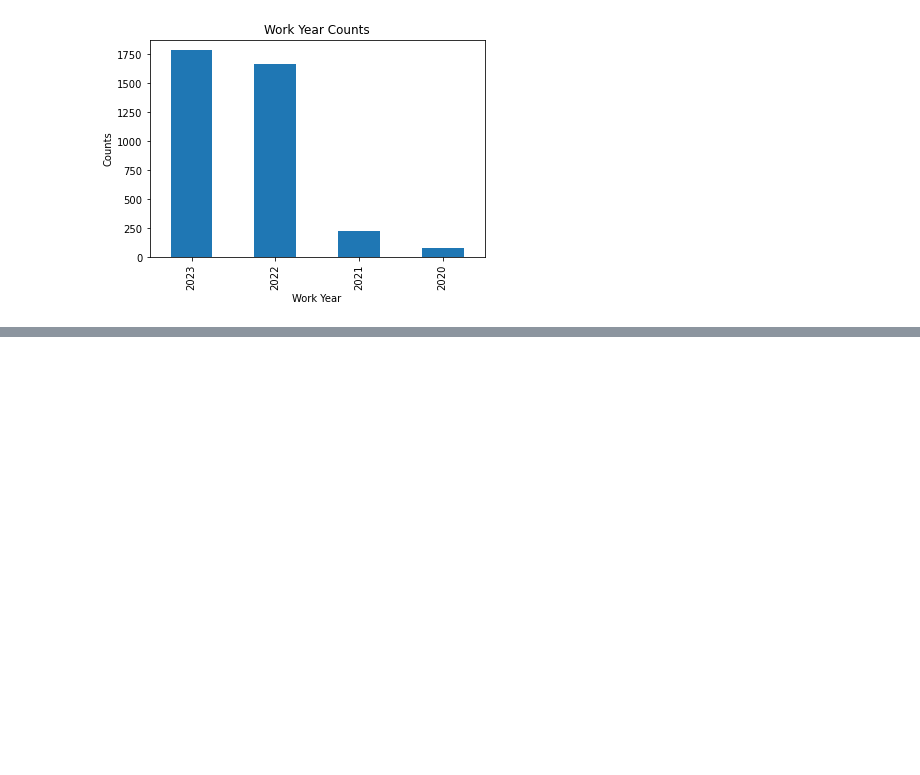
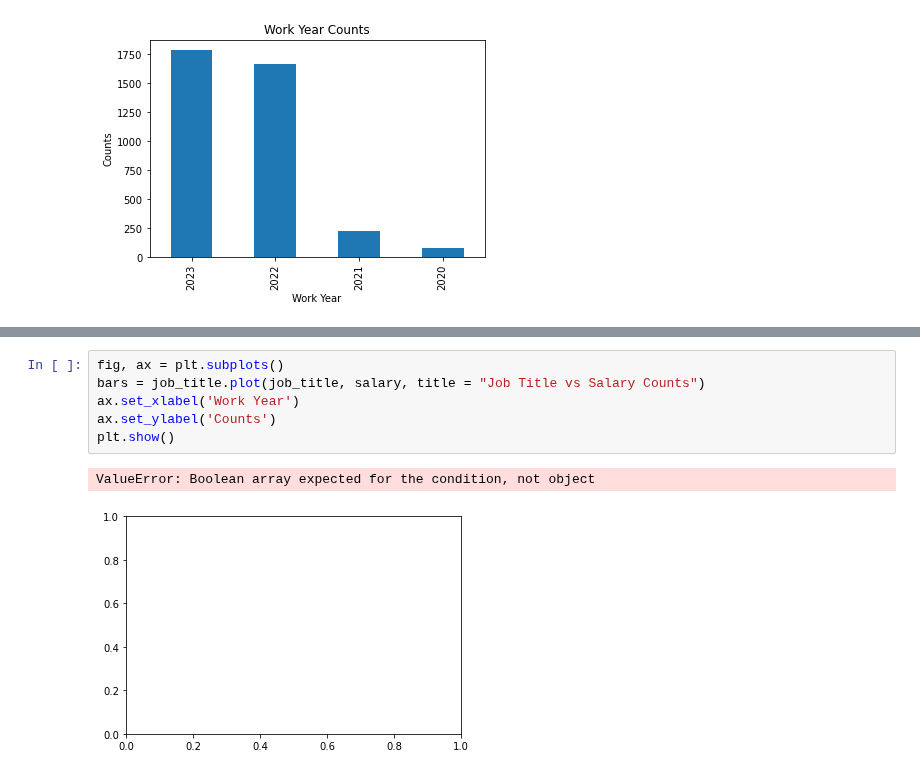
Before and after one commit to garimac12/project_acai, a Jupyter notebook: PROJECT_SW.ipynb, the cells around one changed output, grey strips where cells are left out. Cells and saved outputs as stored; diff of their text form; blank space fills up the shorter version.

```diff
--- a/PROJECT_SW.ipynb
+++ b/PROJECT_SW.ipynb
@@ -54,0 +133,9 @@ plt.show()
+# %%
+fig, ax = plt.subplots()
+bars = job_title.plot(job_title, salary, title = "Job Title vs Salary Counts")
+ax.set_xlabel('Work Year')
+ax.set_ylabel('Counts')
+plt.show()
+# %% [output]
+ValueError: Boolean array expected for the condition, not object
+[figure, added]
```
Also changed, not shown: parts of 9 cells of this notebook.
